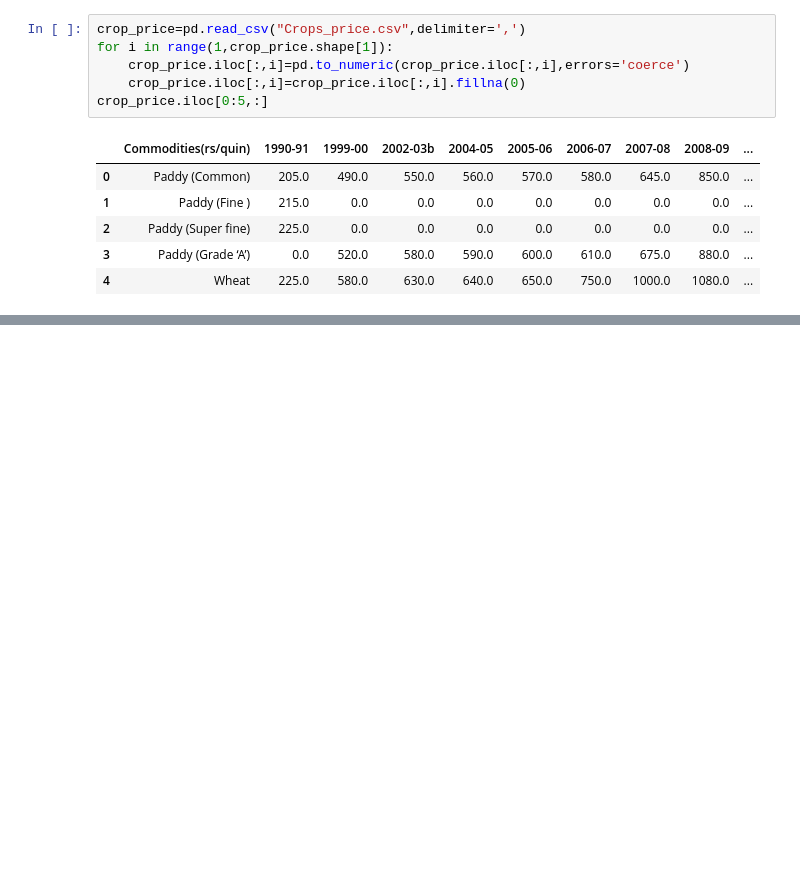
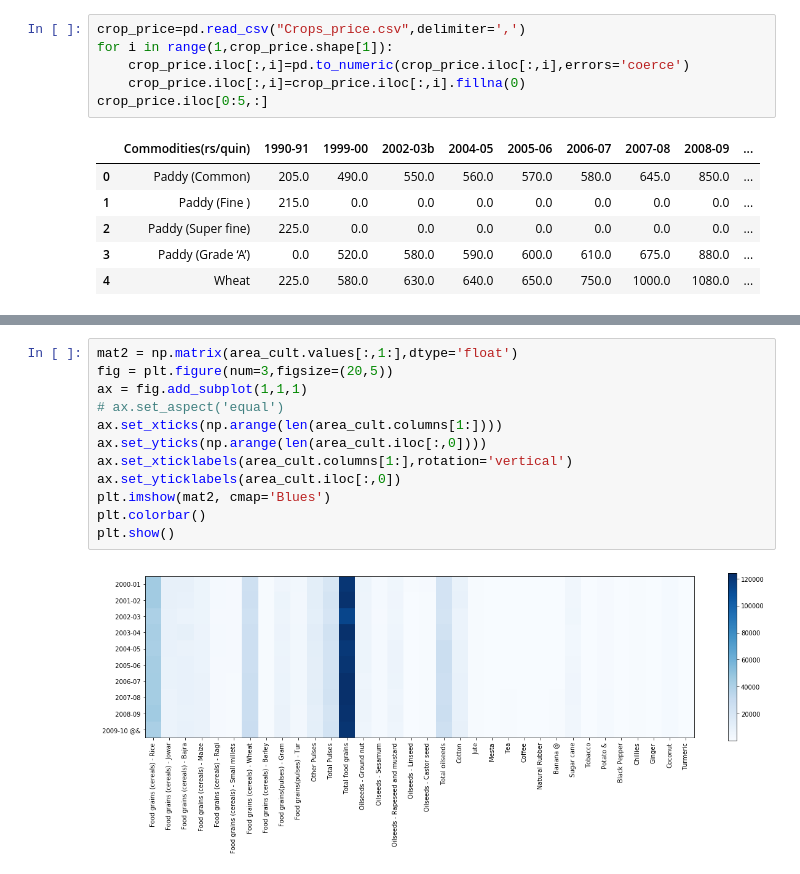
Before and after one commit to nitinvbharti/Agriculture_Analysis, a Jupyter notebook: Agro_analysis.ipynb, the cells around one changed output, grey strips where cells are left out. Cells and saved outputs as stored; diff of their text form; blank space fills up the shorter version.

```diff
--- a/Agro_analysis.ipynb
+++ b/Agro_analysis.ipynb
@@ -71,0 +98,14 @@ culti_cost.iloc[0:5,:]
+# %%
+mat2 = np.matrix(area_cult.values[:,1:],dtype='float')
+fig = plt.figure(num=3,figsize=(20,5))
+ax = fig.add_subplot(1,1,1)
+# ax.set_aspect('equal')
+ax.set_xticks(np.arange(len(area_cult.columns[1:])))
+ax.set_yticks(np.arange(len(area_cult.iloc[:,0])))
+ax.set_xticklabels(area_cult.columns[1:],rotation='vertical')
+ax.set_yticklabels(area_cult.iloc[:,0])
+plt.imshow(mat2, cmap='Blues')
+plt.colorbar()
+plt.show()
+# %% [output]
+[figure, added]
```
Also changed, not shown: parts of 9 cells of this notebook.
